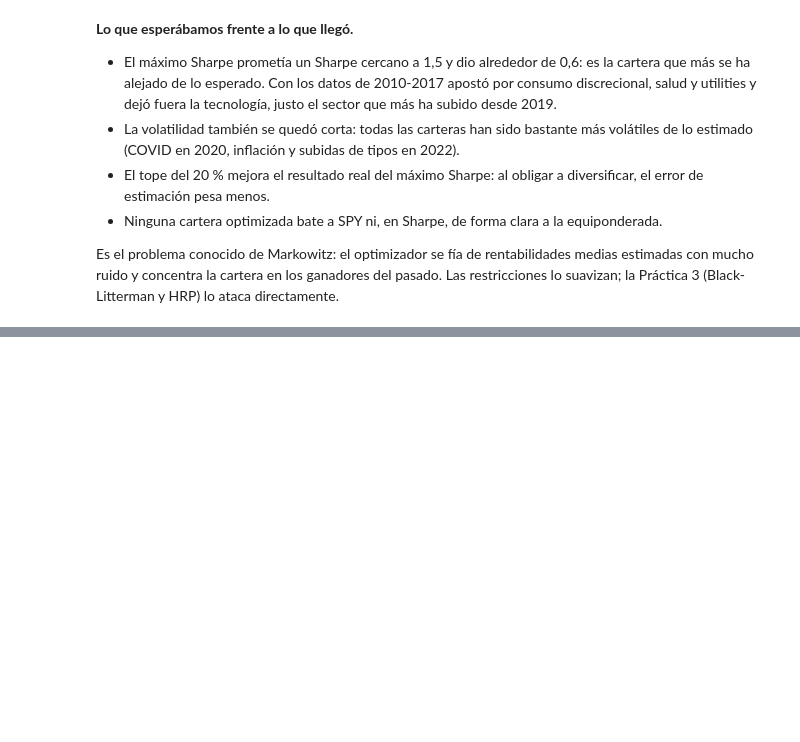
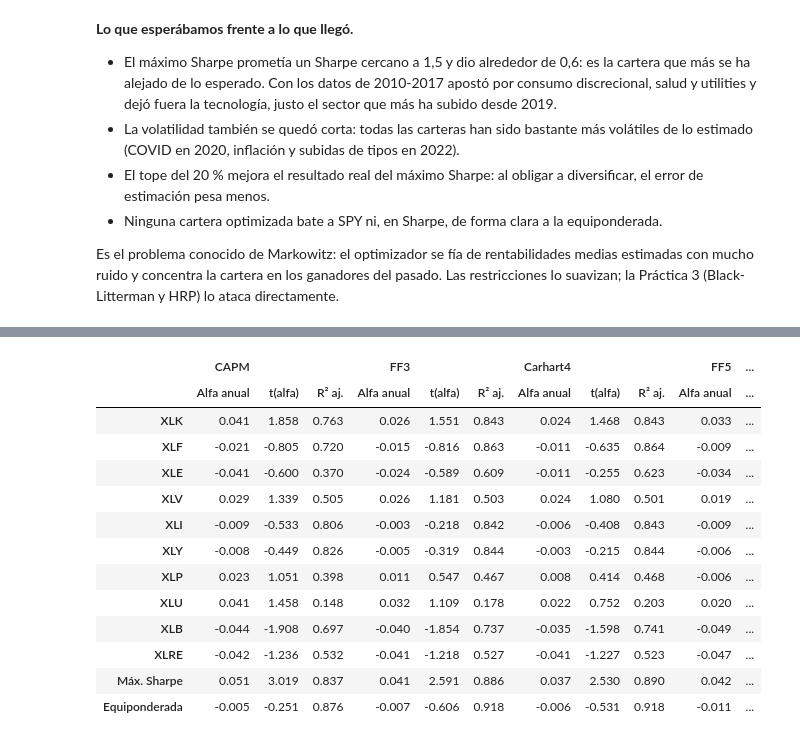
Before and after one commit to hectoorperezz/quant-management, a Jupyter notebook: notebooks/02_mpt_factores.ipynb, the cells around one changed output, grey strips where cells are left out. Saved outputs shown, nothing was run; the diff lists cells and outputs as text; code cells hidden in the pictures; blank space fills up the shorter version.

```diff
--- a/notebooks/02_mpt_factores.ipynb
+++ b/notebooks/02_mpt_factores.ipynb
@@ -256,0 +268,26 @@ Es el problema conocido de Markowitz: el optimizador se fía de rentabilidades m
+# %%
+from quantmgmt.analytics import MODELS, rolling_betas, run_factor_regression
+
+universo = rent[SECTORES].join(carteras[["Máx. Sharpe", "Equiponderada"]])
+resultados = {m: run_factor_regression(universo, factores, model=m) for m in MODELS}
+
+nombres = {"alpha": "Alfa anual", "t_alpha": "t(alfa)", "r2_adj": "R² aj."}
+tabla_alfas = pd.concat(
+    {m: r[list(nombres)].rename(columns=nombres) for m, r in resultados.items()}, axis=1
+)
+tabla_alfas.round(3)
+# %% [output]
+|  | CAPM |  |  | FF3 |  |  | Carhart4 |  |  | FF5 | ... |
+|  | Alfa anual | t(alfa) | R² aj. | Alfa anual | t(alfa) | R² aj. | Alfa anual | t(alfa) | R² aj. | Alfa anual | ... |
+| XLK | 0.041 | 1.858 | 0.763 | 0.026 | 1.551 | 0.843 | 0.024 | 1.468 | 0.843 | 0.033 | ... |
+| XLF | -0.021 | -0.805 | 0.720 | -0.015 | -0.816 | 0.863 | -0.011 | -0.635 | 0.864 | -0.009 | ... |
+| XLE | -0.041 | -0.600 | 0.370 | -0.024 | -0.589 | 0.609 | -0.011 | -0.255 | 0.623 | -0.034 | ... |
+| XLV | 0.029 | 1.339 | 0.505 | 0.026 | 1.181 | 0.503 | 0.024 | 1.080 | 0.501 | 0.019 | ... |
+| XLI | -0.009 | -0.533 | 0.806 | -0.003 | -0.218 | 0.842 | -0.006 | -0.408 | 0.843 | -0.009 | ... |
+| XLY | -0.008 | -0.449 | 0.826 | -0.005 | -0.319 | 0.844 | -0.003 | -0.215 | 0.844 | -0.006 | ... |
+| XLP | 0.023 | 1.051 | 0.398 | 0.011 | 0.547 | 0.467 | 0.008 | 0.414 | 0.468 | -0.006 | ... |
+| XLU | 0.041 | 1.458 | 0.148 | 0.032 | 1.109 | 0.178 | 0.022 | 0.752 | 0.203 | 0.020 | ... |
+| XLB | -0.044 | -1.908 | 0.697 | -0.040 | -1.854 | 0.737 | -0.035 | -1.598 | 0.741 | -0.049 | ... |
+| XLRE | -0.042 | -1.236 | 0.532 | -0.041 | -1.218 | 0.527 | -0.041 | -1.227 | 0.523 | -0.047 | ... |
+| Máx. Sharpe | 0.051 | 3.019 | 0.837 | 0.041 | 2.591 | 0.886 | 0.037 | 2.530 | 0.890 | 0.042 | ... |
+| Equiponderada | -0.005 | -0.251 | 0.876 | -0.007 | -0.606 | 0.918 | -0.006 | -0.531 | 0.918 | -0.011 | ... |
```
Also changed, not shown: parts of 6 cells of this notebook.
